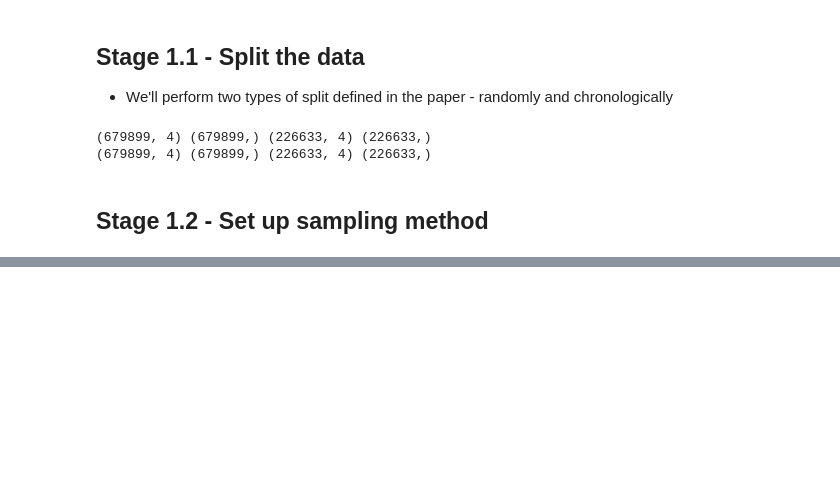
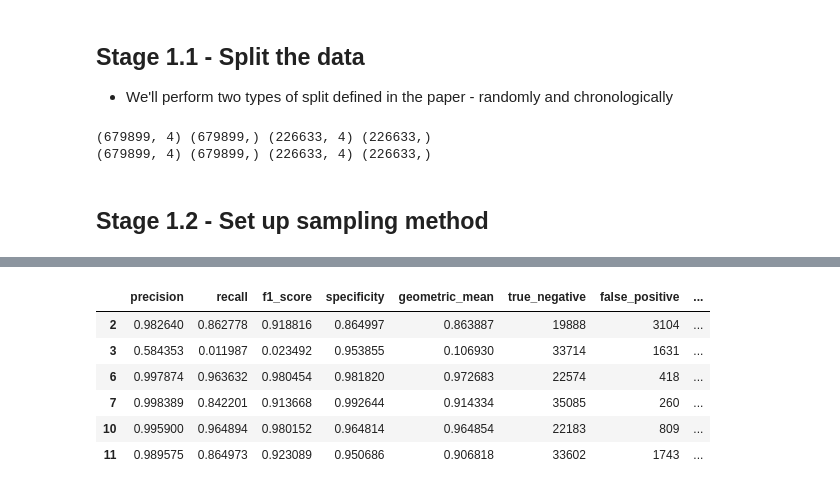
Before and after one commit to dtuan2604/NetSysResearch, a Jupyter notebook: experiment/identify-iot-devices-and-events-based-on-packet-length-from-encrypted-traffic/model-training-and-evaluation.ipynb, the cells around one changed output, grey strips where cells are left out. Saved outputs shown, nothing was run; the diff lists cells and outputs as text; code cells hidden in the pictures; blank space fills up the shorter version.

Commit message:
feat: first stage training result

```diff
--- a/experiment/identify-iot-devices-and-events-based-on-packet-length-from-encrypted-traffic/model-training-and-evaluation.ipynb
+++ b/experiment/identify-iot-devices-and-events-based-on-packet-length-from-encrypted-traffic/model-training-and-evaluation.ipynb
@@ -522,5 +535,11 @@ print(X_train_chronological.shape, y_train_chronological.shape, X_test_chronolog
 # %% [output]
 (679899, 4) (679899,) (226633, 4) (226633,)
 (679899, 4) (679899,) (226633, 4) (226633,)
+# %%
+splitting = [("random_splitting", X_train_random, y_train_random, X_test_random, y_test_random), ("chronological_splitting",X_train_chronological, y_train_chronological, X_test_chronological, y_test_chronological)]
 # %% [markdown]
 ## Stage 1.2 - Set up sampling method
+# %%
+smote = SMOTE(random_state=RANDOM_SEED)
+undersampler = RandomUnderSampler(random_state=RANDOM_SEED)
+sampling_strategies = [("smote", smote), ("under", undersampler)]
@@ -526,0 +631,8 @@ print(X_train_chronological.shape, y_train_chronological.shape, X_test_chronolog
+# %%
+models = [
+    ("knn-classifier", create_knn()),
+    ("random-forest-classifier", create_random_forest()),
+    ("decision-tree-classifier", create_decision_tree()),
+    # ("svm-classifier", create_svm()),
+    # ("majority-voting-classifier", create_majority_voting())
+]
@@ -526,0 +752,15 @@ print(X_train_chronological.shape, y_train_chronological.shape, X_test_chronolog
+# %%
+result = []
+for model_name, model in models:
+    for sampling_strategy, sampling_instance in sampling_strategies:
+        for splitting_stategy, X_train, y_train, X_test, y_test in splitting:
+            print(f"{model_name}, {sampling_strategy}, {splitting_stategy}")
+            X_sample, y_sample = sampling_instance.fit_resample(X_train, y_train)
+            model.fit(X_sample, y_sample)
+            y_pred = model.predict(X_test)
+
+            metric = evaluation(y_test, y_pred, 1, False)
+            metric["model"] = model_name
+            metric["sampling_strategy"] = sampling_strategy
+            metric["splitting_strategy"] = splitting_stategy
+            result.append(metric)
@@ -526,0 +780,11 @@ print(X_train_chronological.shape, y_train_chronological.shape, X_test_chronolog
+# %%
+result_df = pd.DataFrame(result)
+display(result_df[result_df["sampling_strategy"] == "under"])
+# %% [output]
+|  | precision | recall | f1_score | specificity | geometric_mean | true_negative | false_positive | ... |
+| 2 | 0.982640 | 0.862778 | 0.918816 | 0.864997 | 0.863887 | 19888 | 3104 | ... |
+| 3 | 0.584353 | 0.011987 | 0.023492 | 0.953855 | 0.106930 | 33714 | 1631 | ... |
+| 6 | 0.997874 | 0.963632 | 0.980454 | 0.981820 | 0.972683 | 22574 | 418 | ... |
+| 7 | 0.998389 | 0.842201 | 0.913668 | 0.992644 | 0.914334 | 35085 | 260 | ... |
+| 10 | 0.995900 | 0.964894 | 0.980152 | 0.964814 | 0.964854 | 22183 | 809 | ... |
+| 11 | 0.989575 | 0.864973 | 0.923089 | 0.950686 | 0.906818 | 33602 | 1743 | ... |
```
Also changed, not shown: parts of 7 cells of this notebook, 1 other file.
